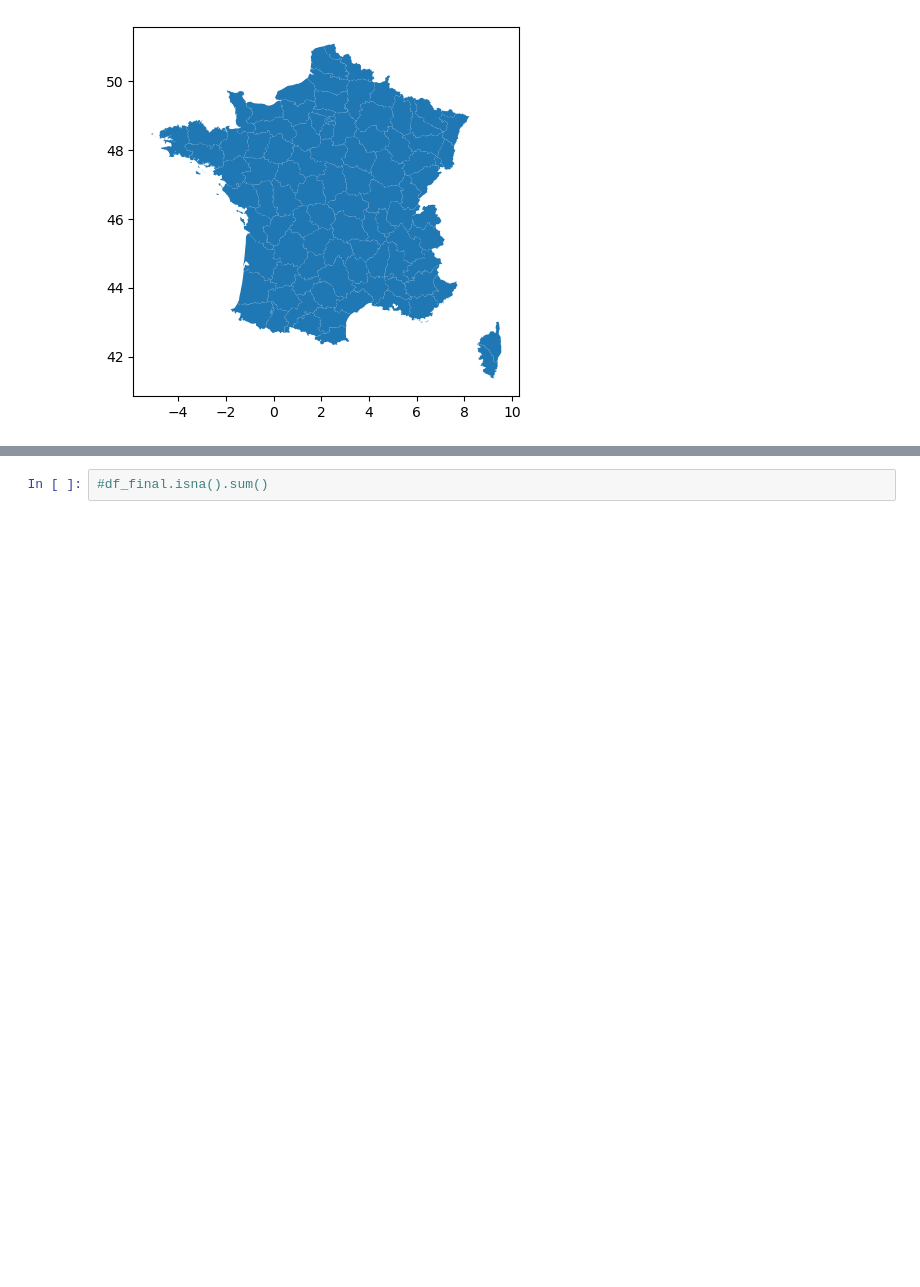
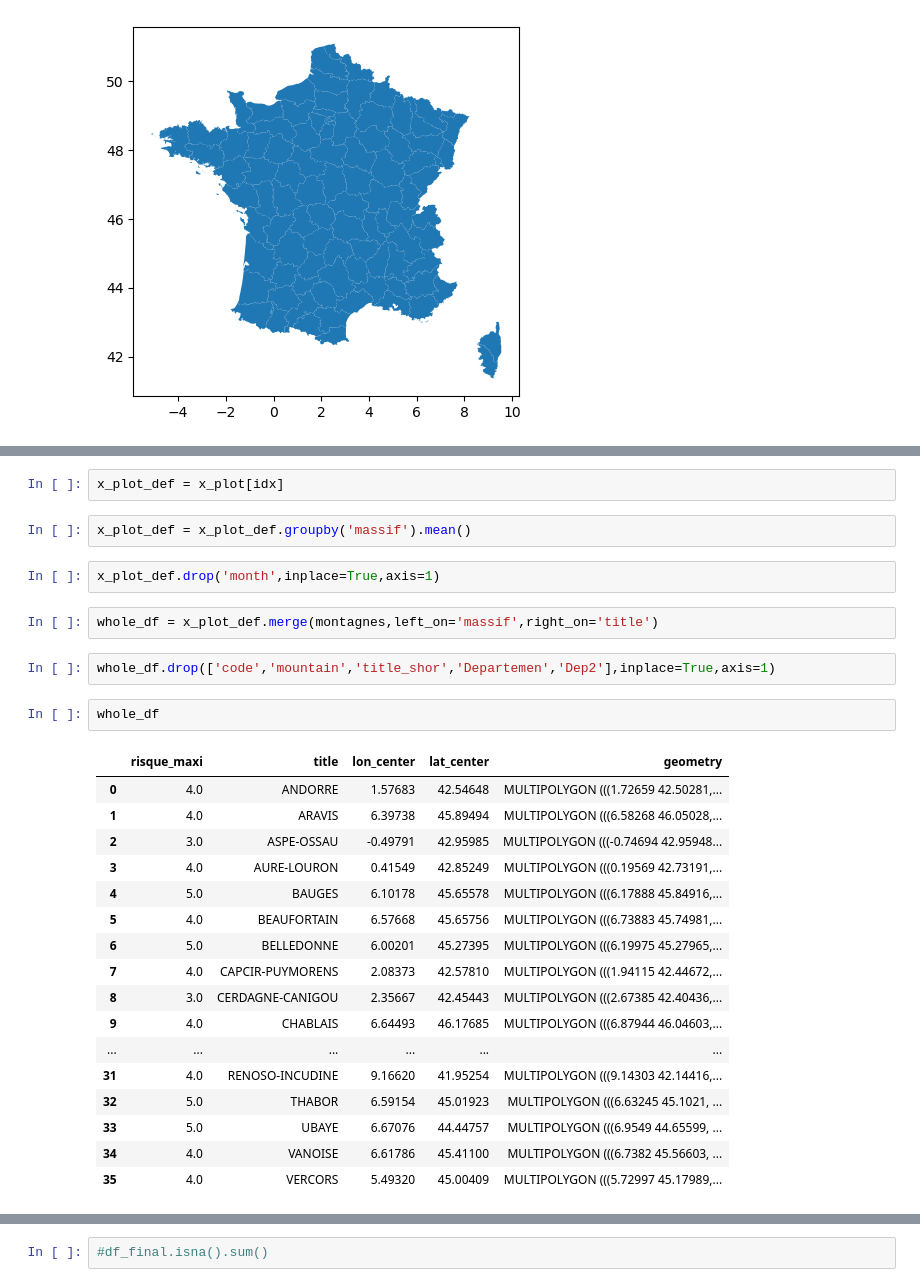
Before and after one commit to adevilde/avalanches_prediction, a Jupyter notebook: avalanche_starting_kit_theo.ipynb, the cells around one changed output, grey strips where cells are left out. Cells and saved outputs as stored; diff of their text form; blank space fills up the shorter version.

```diff
--- a/avalanche_starting_kit_theo.ipynb
+++ b/avalanche_starting_kit_theo.ipynb
@@ -458,0 +455,30 @@ plt.show()
+# %%
+x_plot_def = x_plot[idx]
+# %%
+x_plot_def = x_plot_def.groupby('massif').mean()
+# %%
+x_plot_def.drop('month',inplace=True,axis=1)
+# %%
+whole_df = x_plot_def.merge(montagnes,left_on='massif',right_on='title')
+# %%
+whole_df.drop(['code','mountain','title_shor','Departemen','Dep2'],inplace=True,axis=1)
+# %%
+whole_df
+# %% [output]
+|  | risque_maxi | title | lon_center | lat_center | geometry |
+| 0 | 4.0 | ANDORRE | 1.57683 | 42.54648 | MULTIPOLYGON (((1.72659 42.50281,... |
+| 1 | 4.0 | ARAVIS | 6.39738 | 45.89494 | MULTIPOLYGON (((6.58268 46.05028,... |
+| 2 | 3.0 | ASPE-OSSAU | -0.49791 | 42.95985 | MULTIPOLYGON (((-0.74694 42.95948... |
+| 3 | 4.0 | AURE-LOURON | 0.41549 | 42.85249 | MULTIPOLYGON (((0.19569 42.73191,... |
+| 4 | 5.0 | BAUGES | 6.10178 | 45.65578 | MULTIPOLYGON (((6.17888 45.84916,... |
+| 5 | 4.0 | BEAUFORTAIN | 6.57668 | 45.65756 | MULTIPOLYGON (((6.73883 45.74981,... |
+| 6 | 5.0 | BELLEDONNE | 6.00201 | 45.27395 | MULTIPOLYGON (((6.19975 45.27965,... |
+| 7 | 4.0 | CAPCIR-PUYMORENS | 2.08373 | 42.57810 | MULTIPOLYGON (((1.94115 42.44672,... |
+| 8 | 3.0 | CERDAGNE-CANIGOU | 2.35667 | 42.45443 | MULTIPOLYGON (((2.67385 42.40436,... |
+| 9 | 4.0 | CHABLAIS | 6.64493 | 46.17685 | MULTIPOLYGON (((6.87944 46.04603,... |
+| ... | ... | ... | ... | ... | ... |
+| 31 | 4.0 | RENOSO-INCUDINE | 9.16620 | 41.95254 | MULTIPOLYGON (((9.14303 42.14416,... |
+| 32 | 5.0 | THABOR | 6.59154 | 45.01923 | MULTIPOLYGON (((6.63245 45.1021, ... |
+| 33 | 5.0 | UBAYE | 6.67076 | 44.44757 | MULTIPOLYGON (((6.9549 44.65599, ... |
+| 34 | 4.0 | VANOISE | 6.61786 | 45.41100 | MULTIPOLYGON (((6.7382 45.56603, ... |
+| 35 | 4.0 | VERCORS | 5.49320 | 45.00409 | MULTIPOLYGON (((5.72997 45.17989,... |
```
Also changed, not shown: parts of 24 cells of this notebook, 1 other file.
